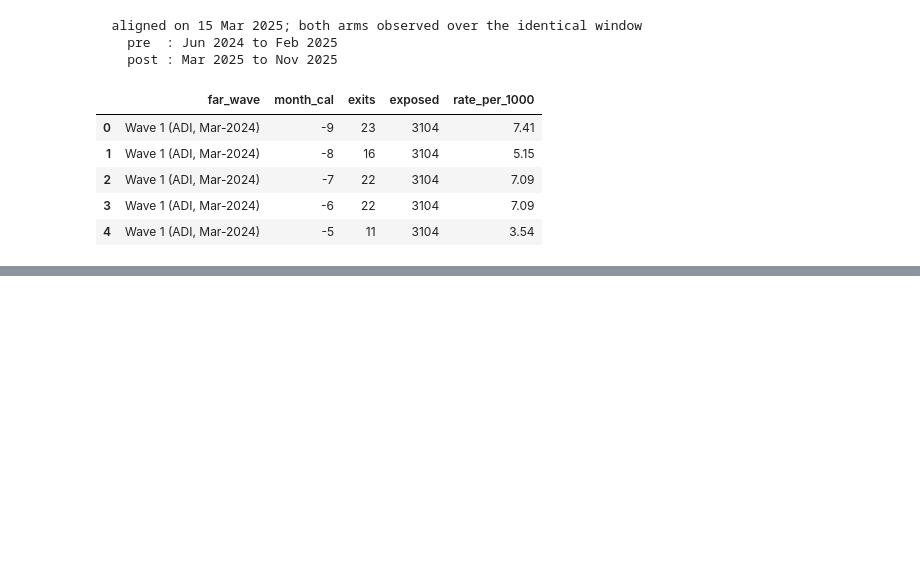
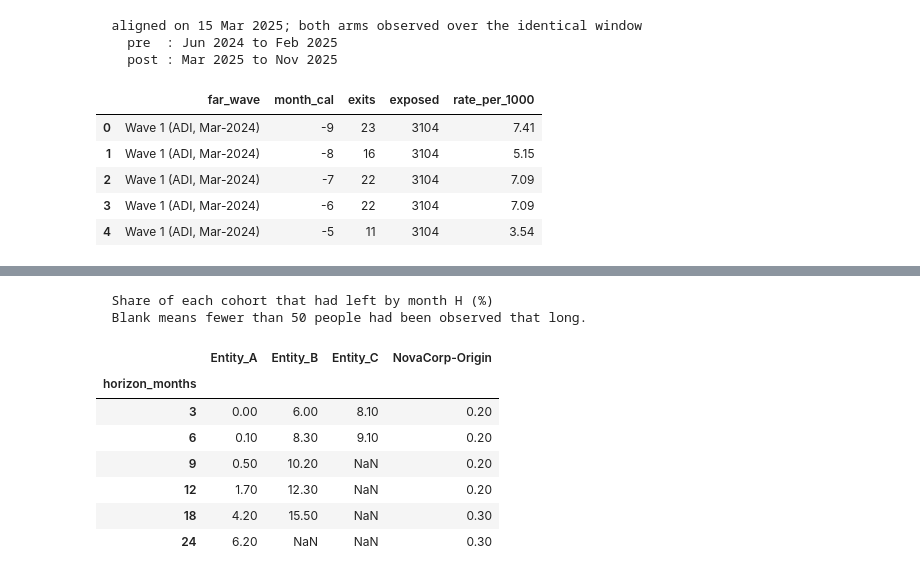
Before and after one commit to FellOffTheStairs/GitHappens_AccentureXUSYDDatathon, a Jupyter notebook: notebooks/04_angle2_far.ipynb, the cells around one changed output, grey strips where cells are left out. Drawn from its saved outputs; the diff is of its cells as text; code cells hidden in the pictures; blank space fills up the shorter version.

```diff
--- a/notebooks/04_angle2_far.ipynb
+++ b/notebooks/04_angle2_far.ipynb
@@ -573,0 +586,39 @@ so parallel trends is an assumption *across sectors*, not within one.
+# %%
+AS_AT = etl.OBS_END
+
+cohort = df.copy()
+cohort["months_observed"] = ((AS_AT - cohort["hire_date"]).dt.days / 30.44)
+cohort["months_to_exit"] = ((cohort["exit_date"] - cohort["hire_date"]).dt.days / 30.44)
+
+ENTITIES = ["Entity_A", "Entity_B", "Entity_C", "NovaCorp-Origin"]
+HORIZONS = [3, 6, 9, 12, 18, 24]
+
+rows = []
+for h in HORIZONS:
+    row = {"horizon_months": h}
+    for ent in ENTITIES:
+        # Only people who could have been observed for h months are eligible.
+        pool = cohort[(cohort["legacy_entity_code"] == ent)
+                      & (cohort["months_observed"] >= h)]
+        if len(pool) < 50:
+            row[ent] = np.nan          # too few to report, not zero
+            continue
+        gone = (pool["is_departed"] & (pool["months_to_exit"] <= h)).sum()
+        row[ent] = round(100 * gone / len(pool), 1)
+    rows.append(row)
+
+curve = pd.DataFrame(rows).set_index("horizon_months")
+print("  Share of each cohort that had left by month H (%)")
+print("  Blank means fewer than 50 people had been observed that long.\n")
+curve
+# %% [output]
+  Share of each cohort that had left by month H (%)
+  Blank means fewer than 50 people had been observed that long.
+|  | Entity_A | Entity_B | Entity_C | NovaCorp-Origin |
+| horizon_months |  |  |  |  |
+| 3 | 0.00 | 6.00 | 8.10 | 0.20 |
+| 6 | 0.10 | 8.30 | 9.10 | 0.20 |
+| 9 | 0.50 | 10.20 | NaN | 0.20 |
+| 12 | 1.70 | 12.30 | NaN | 0.20 |
+| 18 | 4.20 | 15.50 | NaN | 0.30 |
+| 24 | 6.20 | NaN | NaN | 0.30 |
```
Also changed, not shown: parts of 22 cells of this notebook, 16 other files.
